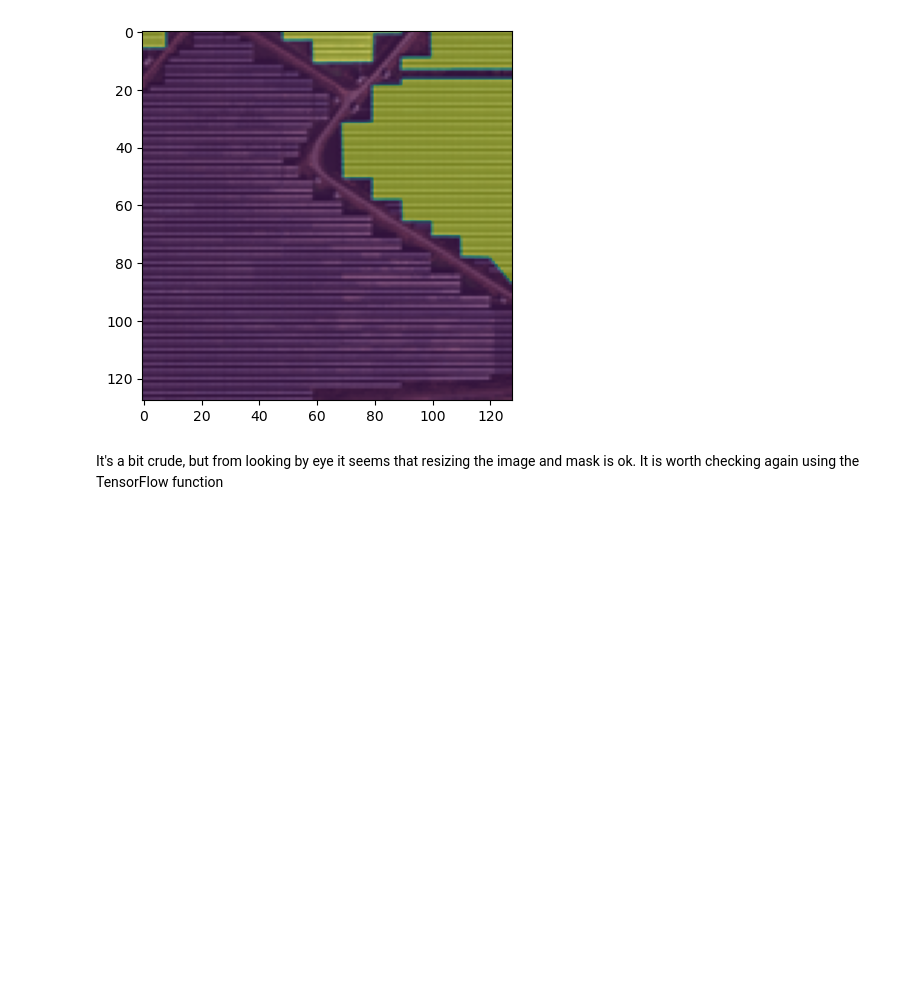
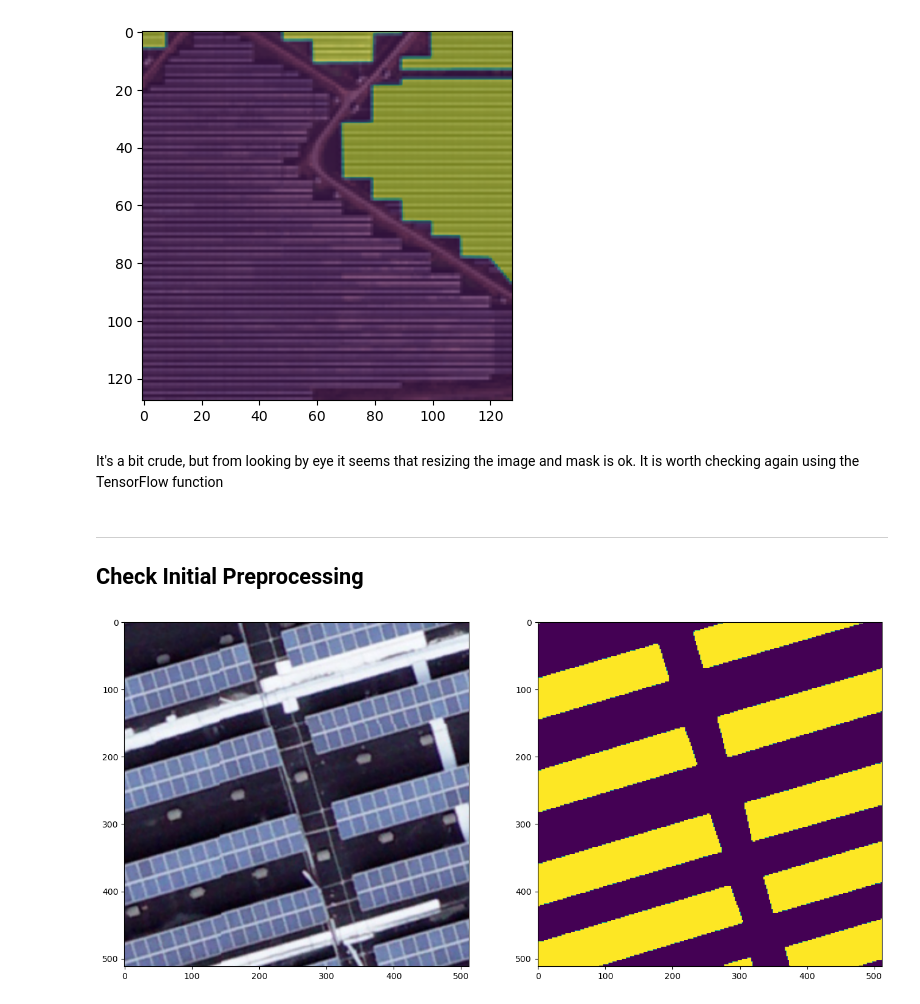
Before and after one commit to ADPriceless/TDA_FinalProject_Solar, a Jupyter notebook: exploration.ipynb, the cells around one changed output. Saved outputs shown, nothing was run; the diff lists cells and outputs as text; code cells hidden in the pictures; blank space fills up the shorter version.

```diff
--- a/exploration.ipynb
+++ b/exploration.ipynb
@@ -125,3 +129,37 @@ resize_and_overlay(img, mask, w=128, h=128)
 [figure]
 # %% [markdown]
 It's a bit crude, but from looking by eye it seems that resizing the image and mask is ok. It is worth checking again using the TensorFlow function
+# %% [markdown]
+---
+
+## Check Initial Preprocessing
+# %%
+from pathlib import Path
+
+import torchvision.transforms as tvt
+
+from preprocess.loaders import make_hou_loader
+from preprocess.transforms import binarise_mask, scale_pixels
+
+
+HOU_BRICK_DIR = Path('data/Hou/PV01_Rooftop_Brick')
+HOU_CONCRETE_DIR = Path('data/Hou/PV01_Rooftop_FlatConcrete')
+
+NEW_SIZE = 512, 512
+hou_loader = img_transform = tvt.Compose([tvt.Resize(NEW_SIZE), tvt.Lambda(scale_pixels)])
+mask_transform = tvt.Compose([tvt.Resize(NEW_SIZE), tvt.Lambda(binarise_mask)])
+
+hou_ds = make_hou_loader(
+    HOU_CONCRETE_DIR,
+    img_transform=img_transform,
+    mask_transform=mask_transform
+)
+# %%
+# display image from Hou dataset loader
+img_tensor, mask_tensor = next(iter(hou_ds))
+display_img_and_mask(
+    tvt.functional.to_pil_image(img_tensor[0]),
+    tvt.functional.to_pil_image(mask_tensor[0])
+)
+# %% [output]
+[figure, added]
```
Also changed, not shown: parts of 6 cells of this notebook, 3 other files.
